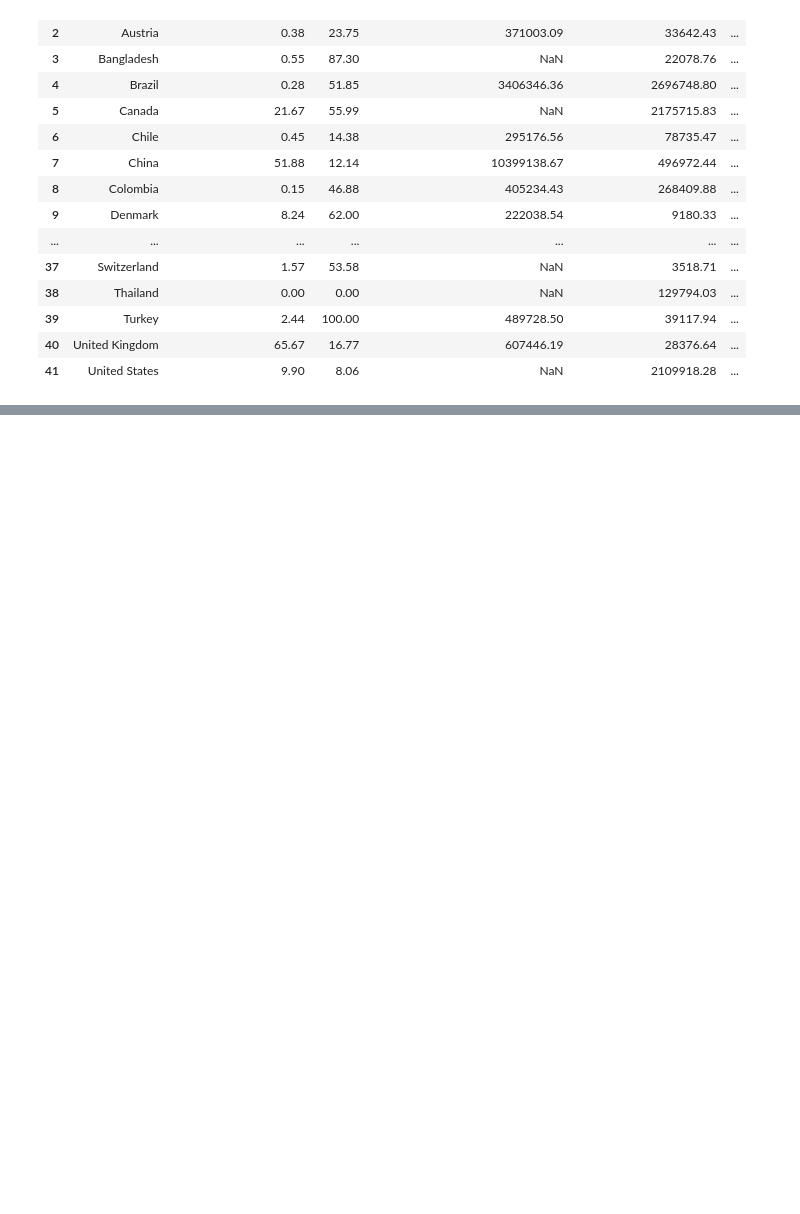
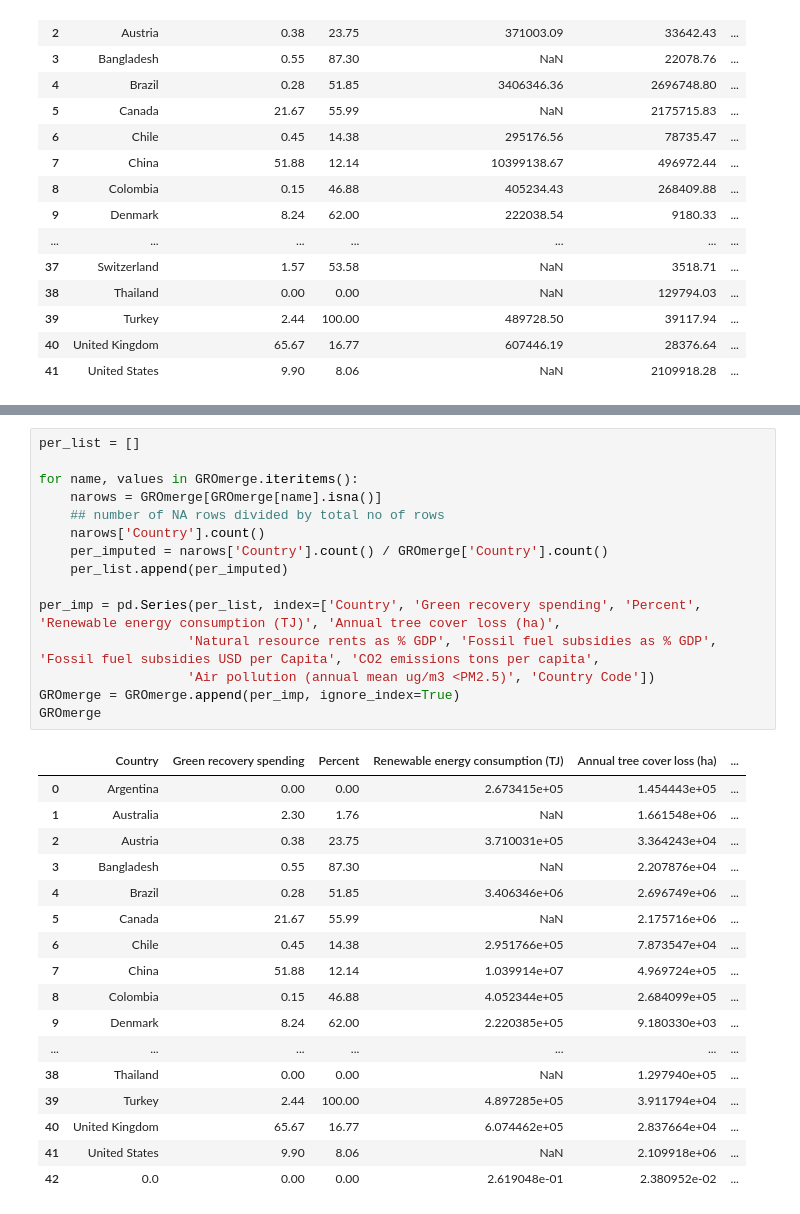
Before and after one commit to eimbloom/Test, a Jupyter notebook: Nearest.ipynb, the cells around one changed output, grey strips where cells are left out. Drawn from its saved outputs; the diff is of its cells as text; blank space fills up the shorter version.

```diff
--- a/Nearest.ipynb
+++ b/Nearest.ipynb
@@ -491,0 +498,33 @@ GROmerge
+# %%
+per_list = []
+
+for name, values in GROmerge.iteritems():
+    narows = GROmerge[GROmerge[name].isna()]
+    ## number of NA rows divided by total no of rows
+    narows['Country'].count()
+    per_imputed = narows['Country'].count() / GROmerge['Country'].count()
+    per_list.append(per_imputed)
+
+per_imp = pd.Series(per_list, index=['Country', 'Green recovery spending', 'Percent', 'Renewable energy consumption (TJ)', 'Annual tree cover loss (ha)',
+                   'Natural resource rents as % GDP', 'Fossil fuel subsidies as % GDP', 'Fossil fuel subsidies USD per Capita', 'CO2 emissions tons per capita',
+                   'Air pollution (annual mean ug/m3 <PM2.5)', 'Country Code'])
+GROmerge = GROmerge.append(per_imp, ignore_index=True)
+GROmerge
+# %% [output]
+|  | Country | Green recovery spending | Percent | Renewable energy consumption (TJ) | Annual tree cover loss (ha) | ... |
+| 0 | Argentina | 0.00 | 0.00 | 2.673415e+05 | 1.454443e+05 | ... |
+| 1 | Australia | 2.30 | 1.76 | NaN | 1.661548e+06 | ... |
+| 2 | Austria | 0.38 | 23.75 | 3.710031e+05 | 3.364243e+04 | ... |
+| 3 | Bangladesh | 0.55 | 87.30 | NaN | 2.207876e+04 | ... |
+| 4 | Brazil | 0.28 | 51.85 | 3.406346e+06 | 2.696749e+06 | ... |
+| 5 | Canada | 21.67 | 55.99 | NaN | 2.175716e+06 | ... |
+| 6 | Chile | 0.45 | 14.38 | 2.951766e+05 | 7.873547e+04 | ... |
+| 7 | China | 51.88 | 12.14 | 1.039914e+07 | 4.969724e+05 | ... |
+| 8 | Colombia | 0.15 | 46.88 | 4.052344e+05 | 2.684099e+05 | ... |
+| 9 | Denmark | 8.24 | 62.00 | 2.220385e+05 | 9.180330e+03 | ... |
+| ... | ... | ... | ... | ... | ... | ... |
+| 38 | Thailand | 0.00 | 0.00 | NaN | 1.297940e+05 | ... |
+| 39 | Turkey | 2.44 | 100.00 | 4.897285e+05 | 3.911794e+04 | ... |
+| 40 | United Kingdom | 65.67 | 16.77 | 6.074462e+05 | 2.837664e+04 | ... |
+| 41 | United States | 9.90 | 8.06 | NaN | 2.109918e+06 | ... |
+| 42 | 0.0 | 0.00 | 0.00 | 2.619048e-01 | 2.380952e-02 | ... |
```
Also changed, not shown: parts of 3 cells of this notebook.
